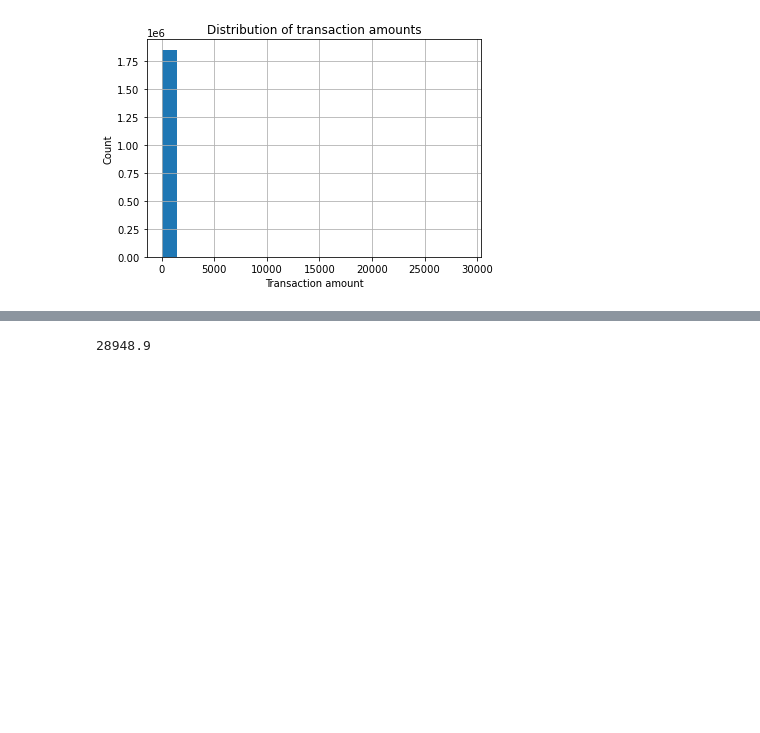
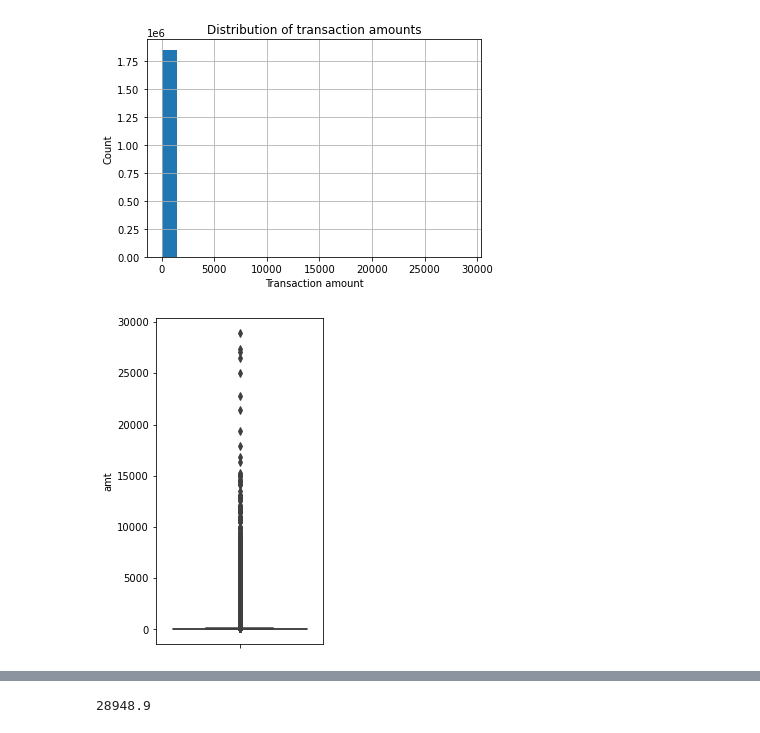
Before and after one commit to cchung106/Capstone-Two, a Jupyter notebook: Notebooks/01_data_wrangling.ipynb, the cells around one changed output, grey strips where cells are left out. Cells and saved outputs as stored; diff of their text form; code cells hidden in the pictures; blank space fills up the shorter version.

```diff
--- a/Notebooks/01_data_wrangling.ipynb
+++ b/Notebooks/01_data_wrangling.ipynb
@@ -247,3 +242,10 @@ plt.title('Distribution of transaction amounts')
 # %% [output]
 Text(0.5, 1.0, 'Distribution of transaction amounts')
 [figure]
+# %%
+#boxplot of the transaction amount column
+plt.figure(figsize=(3, 6))
+sns.boxplot(y = cc_data['amt'])
+plt.show()
+# %% [output]
+[figure, added]
```
Also changed, not shown: parts of 30 cells of this notebook, 1 other file.
